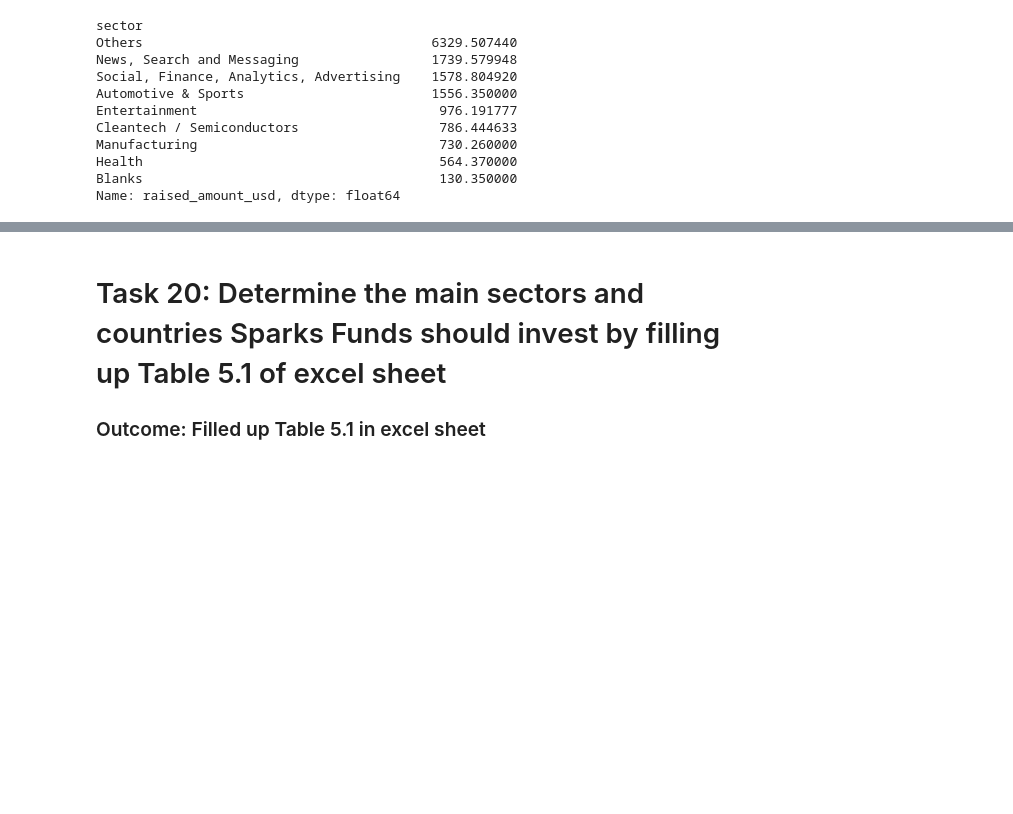
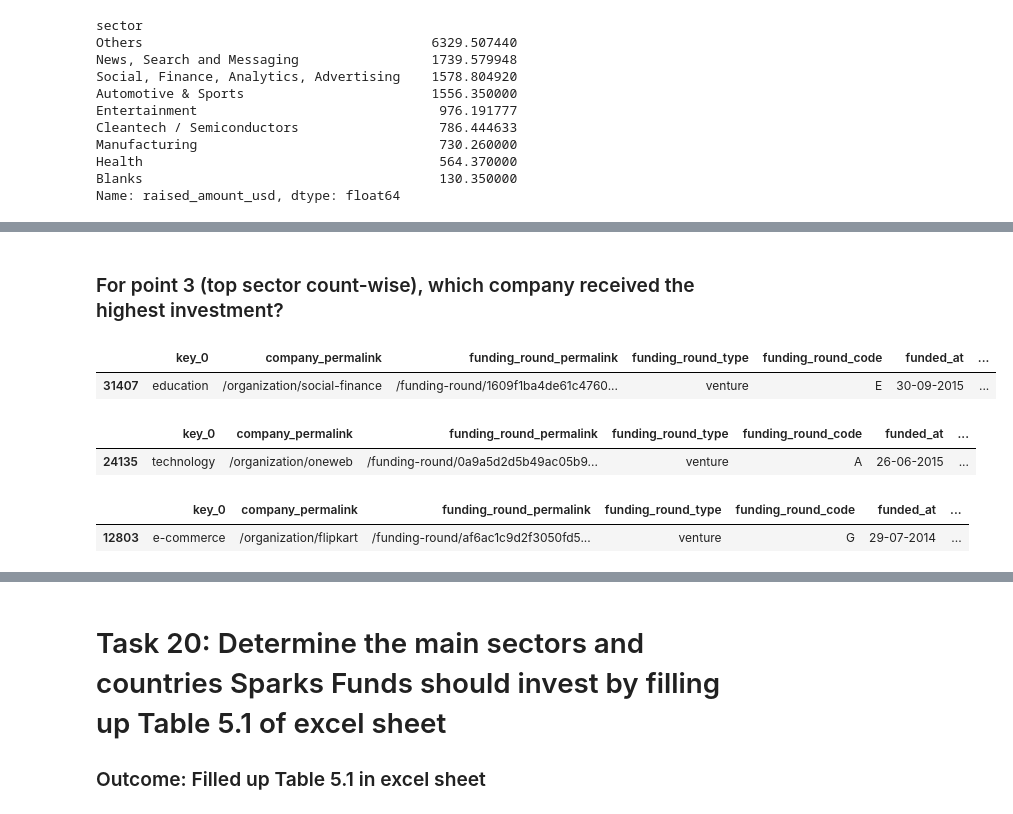
Before and after one commit to Nanditha-G-N/Machine-Learning-Case-Studies, a Jupyter notebook: investment-case-study_SR_AN.ipynb, the cells around one changed output, grey strips where cells are left out. Drawn from its saved outputs; the diff is of its cells as text; code cells hidden in the pictures; blank space fills up the shorter version.

Commit message:
Updated files
completed tables and code. pending tableau

```diff
--- a/investment-case-study_SR_AN.ipynb
+++ b/investment-case-study_SR_AN.ipynb
@@ -485,0 +578,20 @@ Name: raised_amount_usd, dtype: float64
+# %% [markdown]
+### For point 3 (top sector count-wise), which company received the highest investment?
+# %%
+# USA
+master_frame_USA[master_frame_USA['sector']=='Others'].sort_values('raised_amount_usd',ascending = False).head(1)
+# %% [output]
+|  | key_0 | company_permalink | funding_round_permalink | funding_round_type | funding_round_code | funded_at | ... |
+| 31407 | education | /organization/social-finance | /funding-round/1609f1ba4de61c4760... | venture | E | 30-09-2015 | ... |
+# %%
+# GBR
+master_frame_GBR[master_frame_GBR['sector']=='Others'].sort_values('raised_amount_usd',ascending = False).head(1)
+# %% [output]
+|  | key_0 | company_permalink | funding_round_permalink | funding_round_type | funding_round_code | funded_at | ... |
+| 24135 | technology | /organization/oneweb | /funding-round/0a9a5d2d5b49ac05b9... | venture | A | 26-06-2015 | ... |
+# %%
+# IND
+master_frame_IND[master_frame_IND['sector']=='Others'].sort_values('raised_amount_usd',ascending = False).head(1)
+# %% [output]
+|  | key_0 | company_permalink | funding_round_permalink | funding_round_type | funding_round_code | funded_at | ... |
+| 12803 | e-commerce | /organization/flipkart | /funding-round/af6ac1c9d2f3050fd5... | venture | G | 29-07-2014 | ... |
```
Also changed, not shown: parts of 17 cells of this notebook, 1 other file.
